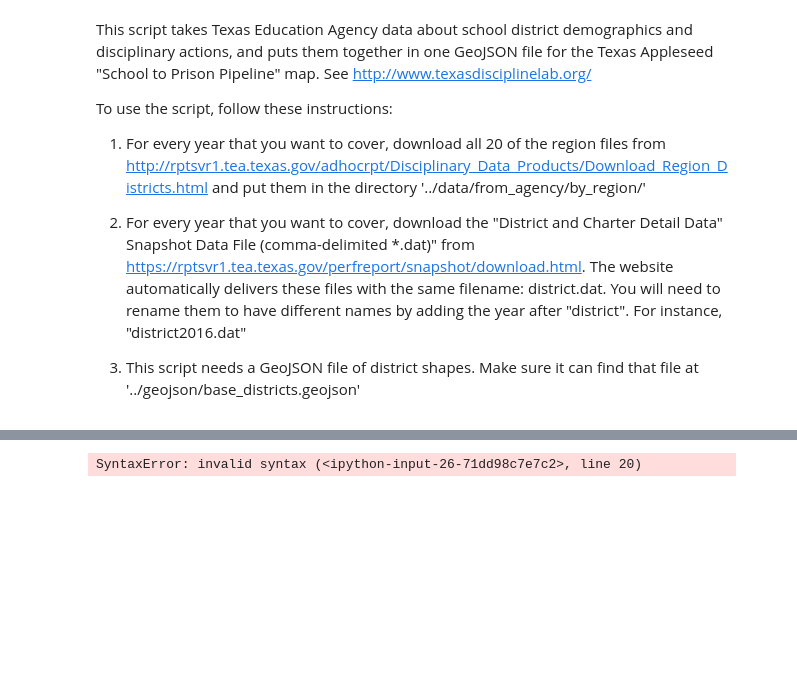
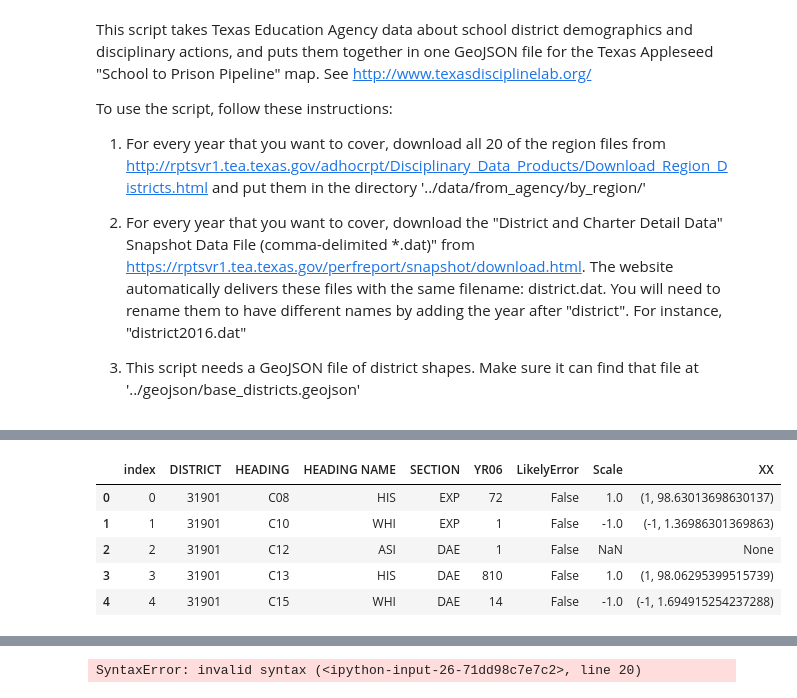
Before and after one commit to txappleseed/txappleseedmap, a Jupyter notebook: scripts/TEAtoGeoJSON.ipynb, the cells around one changed output, grey strips where cells are left out. Saved outputs shown, nothing was run; the diff lists cells and outputs as text; code cells hidden in the pictures; blank space fills up the shorter version.

Commit message:
add scale and percentage columns

```diff
--- a/scripts/TEAtoGeoJSON.ipynb
+++ b/scripts/TEAtoGeoJSON.ipynb
@@ -286,0 +314,8 @@ district[67908]["DPETALLC"]
+# %%
+punishment_totals = {}
+
+for p in apple["SECTION"].unique():
+
+    punishment_totals[p] = apple[apple["SECTION"] == p][apple["HEADING NAME"] == "ALL"][year_col].sum()
+
+punishment_totals
@@ -327,0 +364,44 @@ apple[apple["LikelyError"] == True]
+# %%
+apple["LikelyError"] = apple.apply(lambda x: x["XX"][0], axis=1)
+apple["Percentage"] = apple.apply(lambda x: x["XX"][1], axis=1).round(2)
+apple = apple.drop("XX", axis = 1)
+# %%
+def getScale(x, punishment_totals, statewide_students_count):
+
+    """
+    This function does something very different for the "HEADING NAME == ALL" rows than for the other rows.
+    For the "ALL" rows it uses the whole state population as the "distPop" and uses the entire district population
+    as the "racePop". For the other rows, the entire district population is used as "distPop", not "racePop".
+
+    And this function calls getFisher for the real calculation.
+    """
+
+    group_punishments = x[year_col]
+    if x["HEADING NAME"] == "ALL":
+        distPop = statewide_students_count
+        racePop = district.loc[x["DISTRICT"]]["DPETALLC"]
+        all_punishments = punishment_totals[x["SECTION"]]
+    else:
+        distPop = district.loc[x["DISTRICT"]]["DPETALLC"]
+        racePop = district.loc[x["DISTRICT"]]["DPET{}P".format(x["HEADING NAME"])] * distPop * .01
+        if pd.isna(racePop):
+            return None
+        all_punishments = apple[apple["DISTRICT"] == x["DISTRICT"]][apple["SECTION"] == x["SECTION"]][apple["HEADING NAME"] == "ALL"][year_col].values[0]
+    # all_punishments = apple.loc[x["DISTRICT"]][x["SECTION"]]["ALL"]
+    # print((distPop, racePop, all_punishments, group_punishments))
+    if all_punishments == np.nan or None:
+        print(x)
+    return getFisher(distPop, racePop, all_punishments, group_punishments)
+
+apple["Scale"] = apple.apply(lambda x: getScale(x, punishment_totals, statewide_students_count), axis=1)
+
+# apple[apple["LikelyError"] == True]
+# %%
+apple[:5]
+# %% [output]
+|  | index | DISTRICT | HEADING | HEADING NAME | SECTION | YR06 | LikelyError | Scale | XX |
+| 0 | 0 | 31901 | C08 | HIS | EXP | 72 | False | 1.0 | (1, 98.63013698630137) |
+| 1 | 1 | 31901 | C10 | WHI | EXP | 1 | False | -1.0 | (-1, 1.36986301369863) |
+| 2 | 2 | 31901 | C12 | ASI | DAE | 1 | False | NaN | None |
+| 3 | 3 | 31901 | C13 | HIS | DAE | 810 | False | 1.0 | (1, 98.06295399515739) |
+| 4 | 4 | 31901 | C15 | WHI | DAE | 14 | False | -1.0 | (-1, 1.694915254237288) |
```
Also changed, not shown: parts of 16 cells of this notebook.
